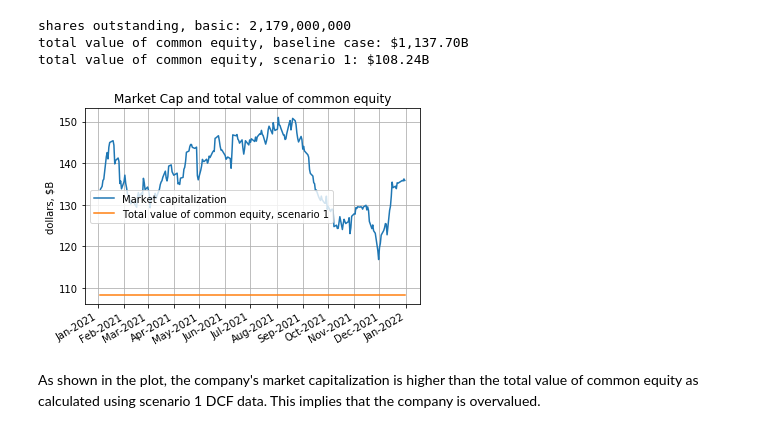
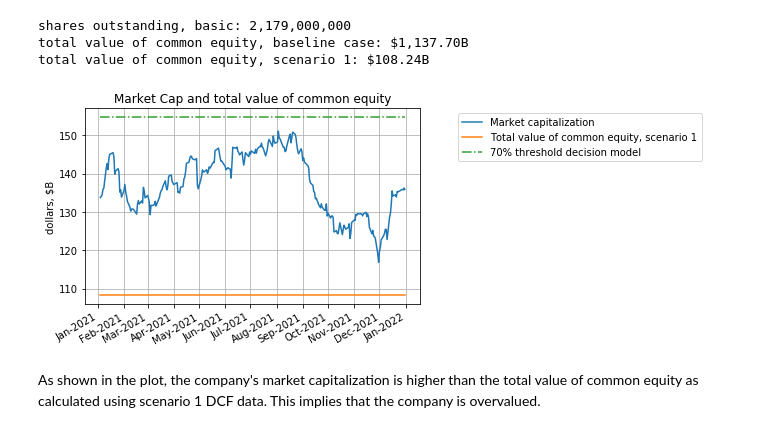
Before and after one commit to Tiburonboy/objective-blue-fish, a Jupyter notebook: BMY analysis.ipynb, the cells around one changed output. Saved outputs shown, nothing was run; the diff lists cells and outputs as text; code cells hidden in the pictures.

```diff
--- a/BMY analysis.ipynb
+++ b/BMY analysis.ipynb
@@ -86,9 +116,9 @@ ticker = 'BMY' # company ticker symbol
 os.chdir('/home/jim/Documents/Dividend Investing/DCF data/')
 
 file_name = ticker+'_Financials.xlsx'
-df_financials = pd.read_excel(file_name,sheet_name='DCF data')
-df_NAIC_financials = pd.read_excel(file_name,sheet_name='NAIC data')
-df_metrics = pd.read_excel(file_name,sheet_name='metrics')
+df_dcf_sheet = pd.read_excel(file_name,sheet_name='DCF data')
+#df_NAIC_financials = pd.read_excel(file_name,sheet_name='NAIC data')
+df_metrics_sheet = pd.read_excel(file_name,sheet_name='metrics')
 df_price_history = pd.read_excel(file_name,sheet_name='Historical Prices')
 
 # change the working director back to the Jupyter folder
@@ -1255,12 +1298,13 @@ tvce = tcv-vod-vps-stl # total value of common equity
 isv = tvce/so # intrinsic stock value
 
 # print cash flows in a table
-print('{:4s}{:>10s}{:>10s}{:>10s}{:>10s}{:>10s}{:>10s}{:>10s}{:>10s}{:>10s}{:>10s}{:>10s}'.format('Year','Rev','NOP','AdjTaxes',
+print('{:4s}{:>10s}{:>10s}{:>10s}{:>10s}{:>10s}{:>10s}{:>10s}{:>10s}{:>10s}{:>10s}{:>10s}'.format(
+    'Year','Rev','NOP','AdjTaxes',
     'NOPAT','Invest.','Deprec.','dInvest.','dWC','FCFF','DF','DF*FCFF'))
 for i in range(len(fy)):
-    print('{:4.0f}{:10,.0f}{:10,.0f}{:10,.0f}{:10,.0f}{:10,.0f}{:10,.0f}{:10,.0f}{:10,.0f}{:10,.0f}{:10,.4f}{:10,.0f}'.format(fy[i],
-        rev[i]/1e6,net_op[i]/1e6,adj_taxes[i]/1e6,nopat[i]/1e6,invest[i]/1e6,depre[i]/1e6,(invest[i]-depre[i])/1e6,ciwc[i]/1e6,
-        fcff[i]/1e6,disc_fact[i],disc_fcff[i]/1e6))
+    print('{:4.0f}{:10,.0f}{:10,.0f}{:10,.0f}{:10,.0f}{:10,.0f}{:10,.0f}{:10,.0f}{:10,.0f}{:10,.0f}{:10,.4f}{:10,.0f}'.
+        format(fy[i],rev[i]/1e6,net_op[i]/1e6,adj_taxes[i]/1e6,nopat[i]/1e6,invest[i]/1e6,depre[i]/1e6,
+        (invest[i]-depre[i])/1e6,ciwc[i]/1e6,fcff[i]/1e6,disc_fact[i],disc_fcff[i]/1e6))
 # %% [output]
 Year       Rev       NOP  AdjTaxes     NOPAT   Invest.   Deprec.  dInvest.       dWC      FCFF        DF   DF*FCFF
 2021    46,385         0         0         0         0         0         0         0         0    0.0000         0
@@ -1314,6 +1409,15 @@ EPS = df_NAIC_financials.iloc[1].to_numpy()[1:].astype('float')[::-1]
 **High and low price history for each year**
 From the daily price history obtained from yahoo finance, the high and low closing price for each is obtained and the data saved to the financial data frame as new columns.
 # %%
+#column names: fiscal years
+years_list = df_metrics_sheet.columns[1:].values.astype('str')[::-1]
+
+# convert years to datetime format
+year_ended_list = []
+for i in years_list:
+    year_ended_list.append(datetime.strptime(i, '%Y'))
+
+# make emnpy lists to store open, close, high and low price data for each fiscal year
 fy_open = []
 fy_close = []
 fy_high = []
@@ -2366,28 +2540,30 @@ total value of common equity, scenario 1: $108.24B
 # %%
 # Set the locator
 locator = mdates.MonthLocator()  # every month
 fmt = mdates.DateFormatter('%b-%Y')
 
 plt.plot(p1['Close']*so/1e9,label='Market capitalization')
 #plt.plot(p1['total value base']/1e9,label='total value of common equity, base')
 plt.plot(p1['total value S1']/1e9,label='Total value of common equity, scenario 1')
+plt.plot(p1['total value S1']/1e9/0.7,'-.',label='70% threshold decision model')
 
 X = plt.gca().xaxis
 X.set_major_locator(locator)
 # Specify formatter
 X.set_major_formatter(fmt)
 plt.gcf().autofmt_xdate()
 
 #plt.ylim((2,8))
 plt.title('Market Cap and total value of common equity')
 plt.ylabel('dollars, $B')
-plt.legend()
+plt.legend(bbox_to_anchor=(1.1, 1))
+#plt.legend()
 plt.grid()
 
 # show plot
 plt.show()
 # %% [output]
-[figure, old version]
+[figure, new version]
 # %% [markdown]
 As shown in the plot, the company's market capitalization is higher than the total value of common equity as calculated using scenario 1 DCF data. This implies that the company is overvalued.
 # %% [markdown]
```
Also changed, not shown: parts of 60 cells of this notebook, 1 other file.
